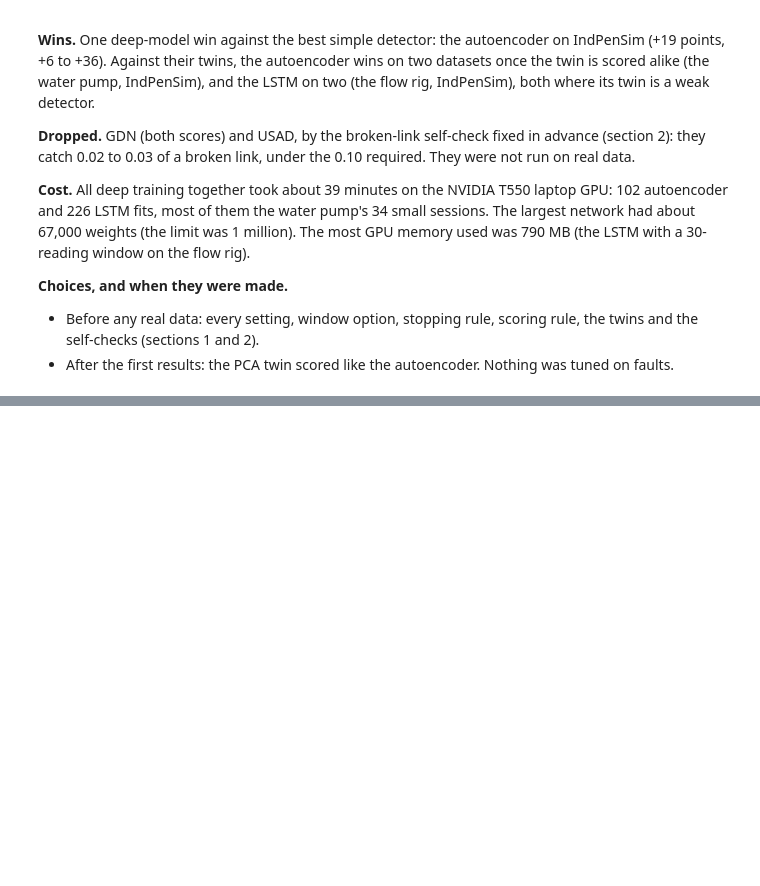
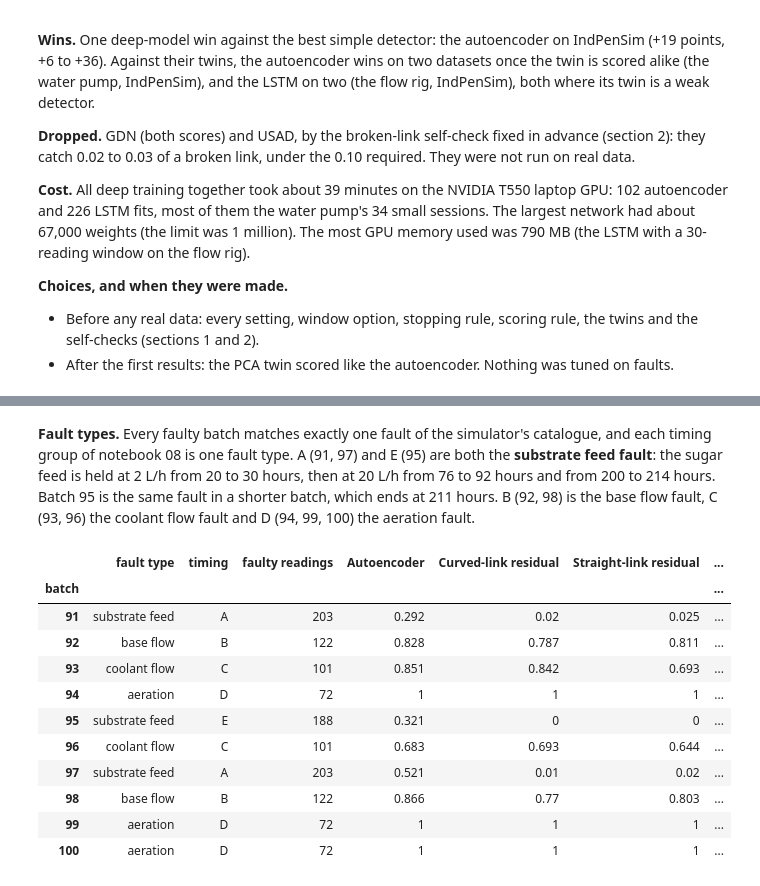
Before and after one commit to NeerajGit16/deep-learning-in-anomaly-detection, a Jupyter notebook: anomaly_lab/09_deep_models.ipynb, the cells around one changed output, grey strips where cells are left out. Drawn from its saved outputs; the diff is of its cells as text; code cells hidden in the pictures; blank space fills up the shorter version.

```diff
--- a/anomaly_lab/09_deep_models.ipynb
+++ b/anomaly_lab/09_deep_models.ipynb
@@ -436,0 +511,17 @@ deep.overview_plot(overview);
+# %% [markdown]
+**Fault types.** Every faulty batch matches exactly one fault of the simulator's catalogue, and each timing group of notebook 08 is one fault type. A (91, 97) and E (95) are both the **substrate feed fault**: the sugar feed is held at 2 L/h from 20 to 30 hours, then at 20 L/h from 76 to 92 hours and from 200 to 214 hours. Batch 95 is the same fault in a shorter batch, which ends at 211 hours. B (92, 98) is the base flow fault, C (93, 96) the coolant flow fault and D (94, 99, 100) the aeration fault.
+# %%
+followup.ips_by_batch()
+# %% [output]
+|  | fault type | timing | faulty readings | Autoencoder | Curved-link residual | Straight-link residual | ... |
+| batch |  |  |  |  |  |  | ... |
+| 91 | substrate feed | A | 203 | 0.292 | 0.02 | 0.025 | ... |
+| 92 | base flow | B | 122 | 0.828 | 0.787 | 0.811 | ... |
+| 93 | coolant flow | C | 101 | 0.851 | 0.842 | 0.693 | ... |
+| 94 | aeration | D | 72 | 1 | 1 | 1 | ... |
+| 95 | substrate feed | E | 188 | 0.321 | 0 | 0 | ... |
+| 96 | coolant flow | C | 101 | 0.683 | 0.693 | 0.644 | ... |
+| 97 | substrate feed | A | 203 | 0.521 | 0.01 | 0.02 | ... |
+| 98 | base flow | B | 122 | 0.866 | 0.77 | 0.803 | ... |
+| 99 | aeration | D | 72 | 1 | 1 | 1 | ... |
+| 100 | aeration | D | 72 | 1 | 1 | 1 | ... |
```
Also changed, not shown: parts of 14 cells of this notebook, 3 other files.
